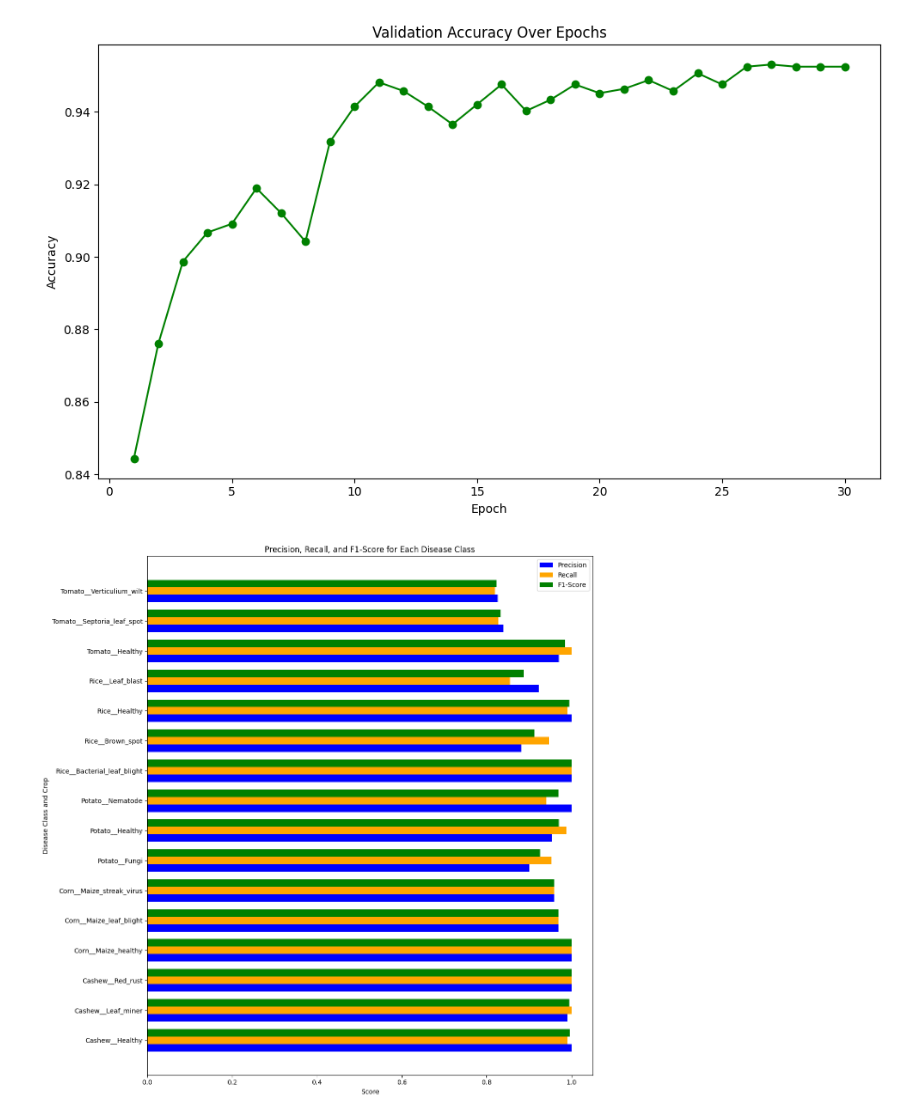
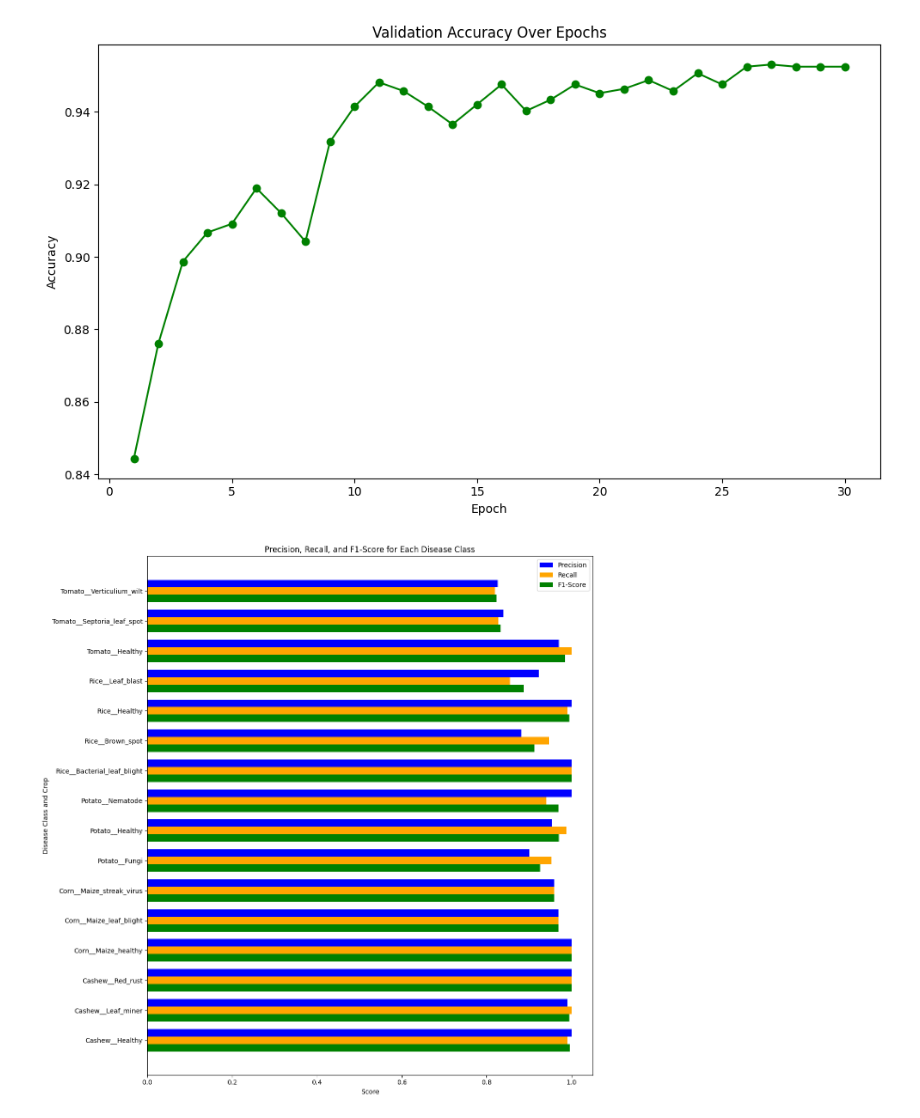
Before and after one commit to RizStillLearning/multicrop_disease_classification, a Jupyter notebook: visualization.ipynb, the cells around one changed output. Cells and saved outputs as stored; diff of their text form; code cells hidden in the pictures.

Commit message:
Updated visualization

```diff
--- a/visualization.ipynb
+++ b/visualization.ipynb
@@ -83,20 +83,20 @@ f1_scores = [report[cls]['f1-score'] for cls in classes]
 # %%
 import numpy as np
 import matplotlib.pyplot as plt
 
 y = np.arange(len(classes))
 width = 0.25
 
 plt.figure(figsize=(12, 12))
-plt.barh(y - width, precisions, width, label='Precision', color='blue')
+plt.barh(y + width, precisions, width, label='Precision', color='blue')
 plt.barh(y, recalls, width, label='Recall', color='orange')
-plt.barh(y + width, f1_scores, width, label='F1-Score', color='green')
+plt.barh(y - width, f1_scores, width, label='F1-Score', color='green')
 plt.ylabel('Disease Class and Crop')
 plt.xlabel('Score')
 plt.title('Precision, Recall, and F1-Score for Each Disease Class')
 plt.yticks(y, classes)
 plt.legend()
 plt.tight_layout()
 plt.show()
 # %% [output]
-[figure, old version]
+[figure, new version]
```
Also changed, not shown: 1 other file.
